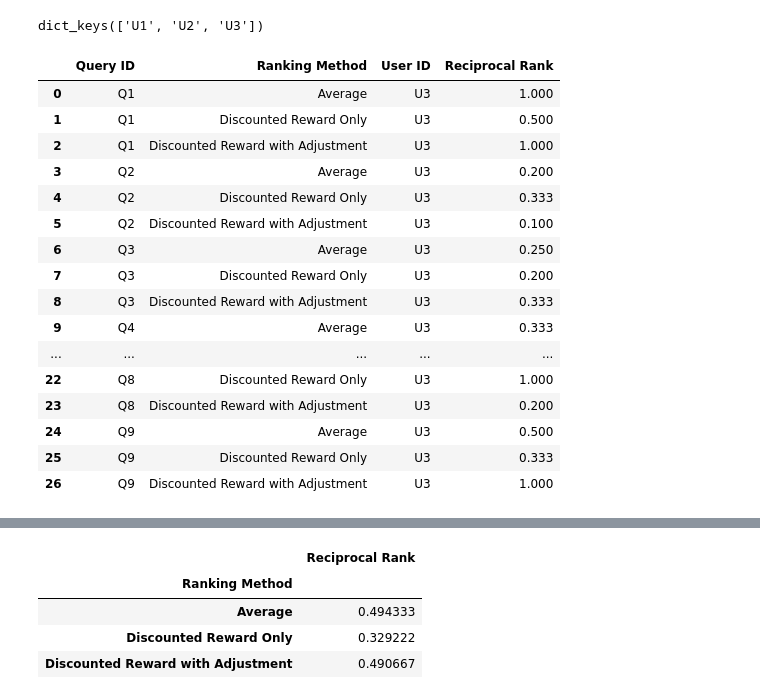
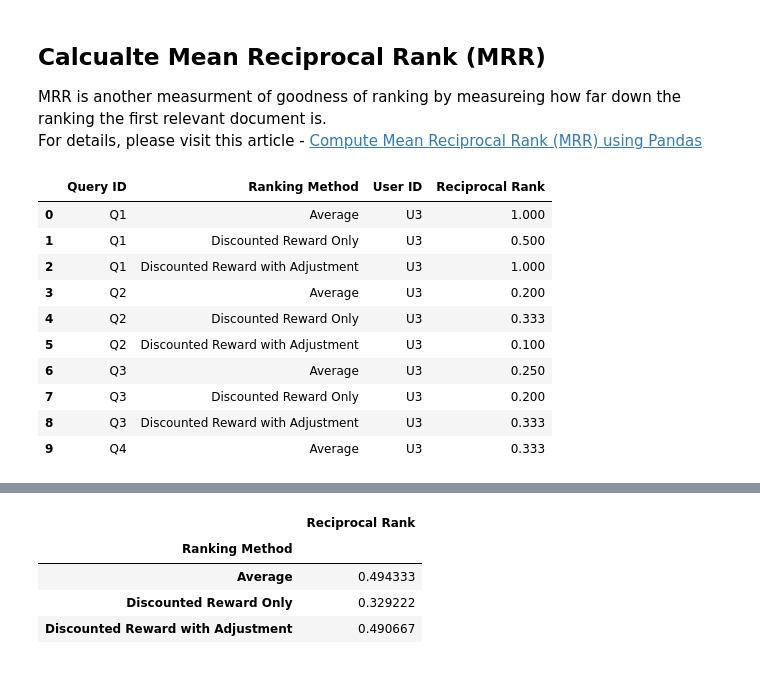
Before and after one commit to gen-exody/nes, a Jupyter notebook: notebooks/generate_evaluation_result.ipynb, the cells around one changed output, grey strips where cells are left out. Drawn from its saved outputs; the diff is of its cells as text; code cells hidden in the pictures.

```diff
--- a/notebooks/evaluation.ipynb
+++ b/notebooks/generate_evaluation_result.ipynb
@@ -191,3 +179,8 @@ df_ndcg.to_csv('../resources/eval/ndcg.csv', index=False)
+# %% [markdown]
+## Calcualte Mean Reciprocal Rank (MRR)
+
+MRR is another measurment of goodness of ranking by measureing how far down the ranking the first relevant document is.
+For details, please visit this article - [Compute Mean Reciprocal Rank (MRR) using Pandas](https://softwaredoug.com/blog/2021/04/21/compute-mrr-using-pandas.html)
 # %%
 # Function to calculate Mean Reciprocal Rank for each ranking method and each user.
 def MRR(u1_rating_file_path, u2_rating_file_path, u3_rating_file_path):
@@ -303,27 +296,18 @@ def MRR(u1_rating_file_path, u2_rating_file_path, u3_rating_file_path):
     return user_df_dict, user_df
 # %%
 d, df=MRR(u1_rating_file_path, u2_rating_file_path, u3_rating_file_path)
-# %%
-d.keys()
-# %% [output]
-dict_keys(['U1', 'U2', 'U3'])
 # %%
-d['U3']
+# sample result
+d['U3'].head(10)
 # %% [output]
 |  | Query ID | Ranking Method | User ID | Reciprocal Rank |
 | 0 | Q1 | Average | U3 | 1.000 |
 | 1 | Q1 | Discounted Reward Only | U3 | 0.500 |
 | 2 | Q1 | Discounted Reward with Adjustment | U3 | 1.000 |
 | 3 | Q2 | Average | U3 | 0.200 |
 | 4 | Q2 | Discounted Reward Only | U3 | 0.333 |
 | 5 | Q2 | Discounted Reward with Adjustment | U3 | 0.100 |
 | 6 | Q3 | Average | U3 | 0.250 |
 | 7 | Q3 | Discounted Reward Only | U3 | 0.200 |
 | 8 | Q3 | Discounted Reward with Adjustment | U3 | 0.333 |
 | 9 | Q4 | Average | U3 | 0.333 |
-| ... | ... | ... | ... | ... |
-| 22 | Q8 | Discounted Reward Only | U3 | 1.000 |
-| 23 | Q8 | Discounted Reward with Adjustment | U3 | 0.200 |
-| 24 | Q9 | Average | U3 | 0.500 |
-| 25 | Q9 | Discounted Reward Only | U3 | 0.333 |
-| 26 | Q9 | Discounted Reward with Adjustment | U3 | 1.000 |
```
Also changed, not shown: parts of 12 cells of this notebook, 11 other files.
